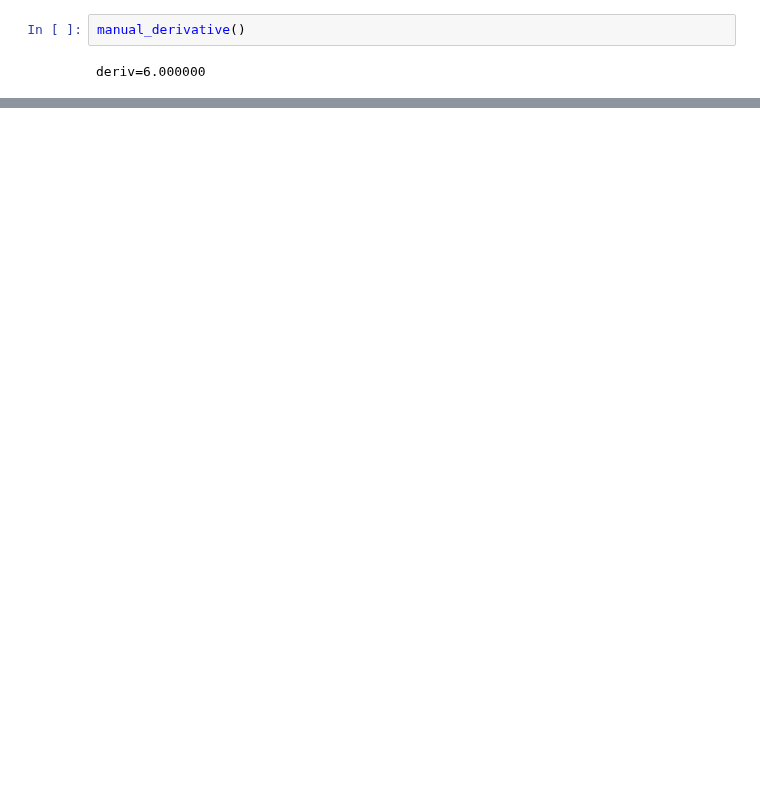
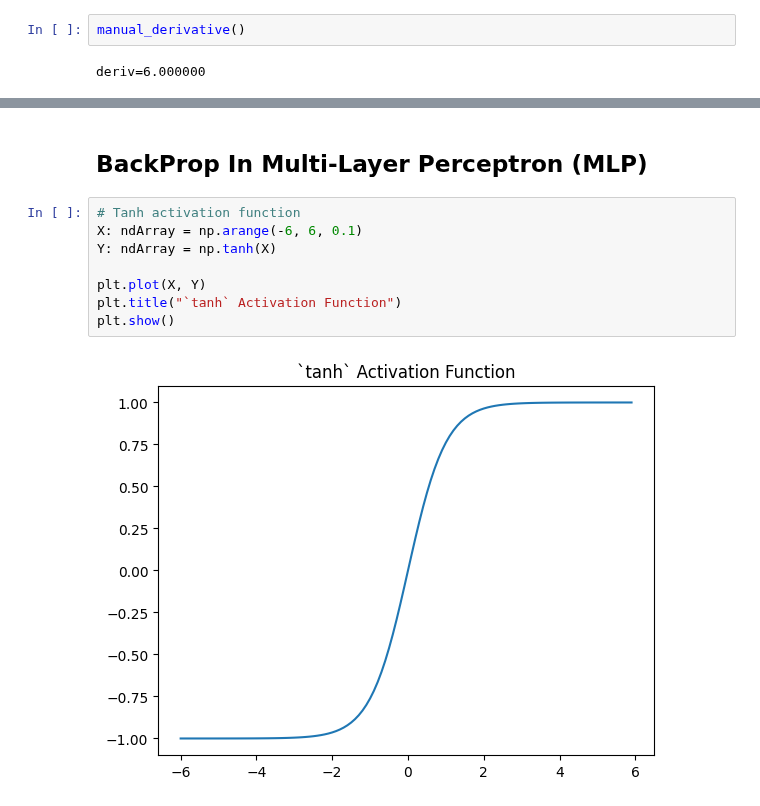
Before and after one commit to chineidu/Deep-Learning-With-Pytorch, a Jupyter notebook: notebook/11_Micro_grad/01-lab.ipynb, the cells around one changed output, grey strips where cells are left out. Saved outputs shown, nothing was run; the diff lists cells and outputs as text; blank space fills up the shorter version.

```diff
--- a/notebook/11_Micro_grad/01-lab.ipynb
+++ b/notebook/11_Micro_grad/01-lab.ipynb
@@ -330 +365,13 @@ deriv=6.000000
+# %% [markdown]
+## BackProp In Multi-Layer Perceptron (MLP)
+# %%
+# Tanh activation function
+X: ndArray = np.arange(-6, 6, 0.1)
+Y: ndArray = np.tanh(X)
+
+plt.plot(X, Y)
+plt.title("`tanh` Activation Function")
+plt.show()
+# %% [output]
+[figure, added]
 # %%
```
Also changed, not shown: parts of 20 cells of this notebook, 2 other files.
